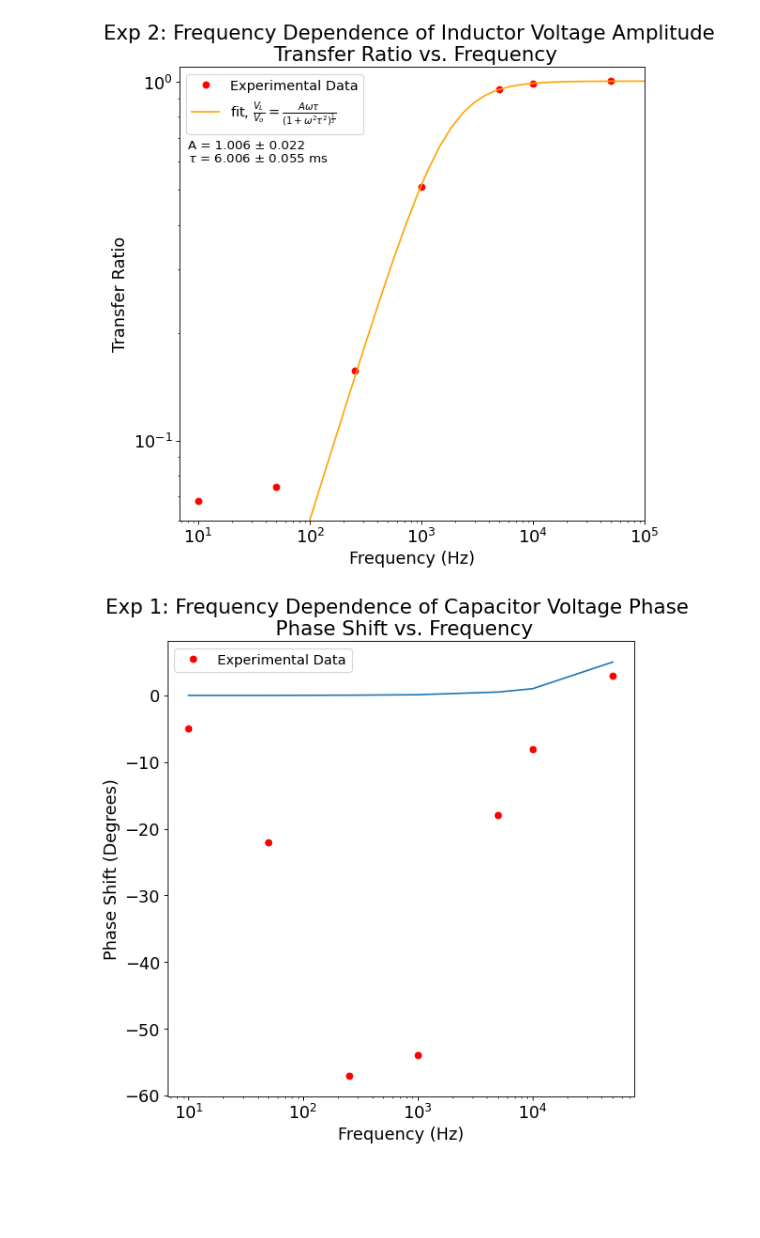
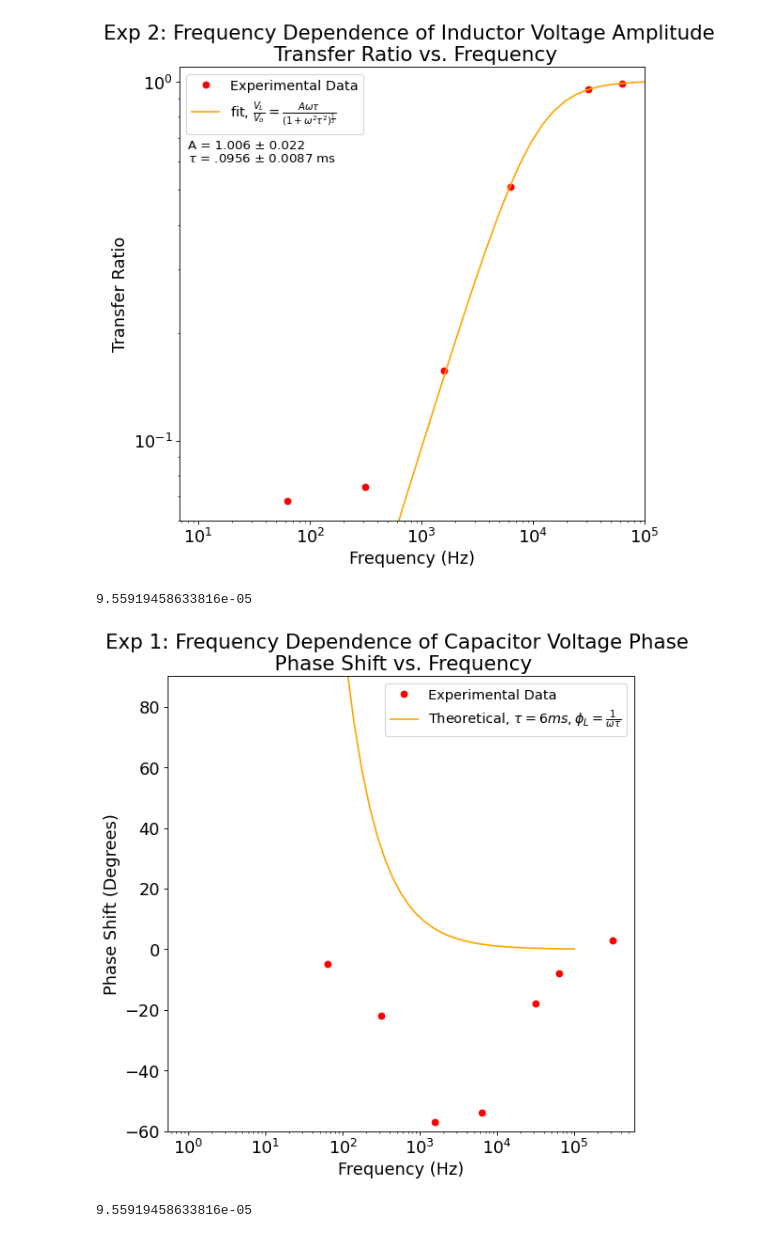
Before and after one commit to matthew-ding/physics5bl, a Jupyter notebook: Lab9/Lab10 Exp2.ipynb, the cells around one changed output. Saved outputs shown, nothing was run; the diff lists cells and outputs as text; code cells hidden in the pictures; blank space fills up the shorter version.

```diff
--- a/Lab9/Lab10 Exp2.ipynb
+++ b/Lab9/Lab10 Exp2.ipynb
@@ -8,17 +8,20 @@ import matplotlib.pyplot as plt
 %matplotlib inline
 # %%
 freq = np.array([10, 50, 250, 1000, 5000, 10000, 50000])
+omega = 2 * np.pi * freq
 V_L = np.array([0.264, 0.288, 0.612, 2.00, 3.86, 4.03, 4.08])
 V_o = np.array([3.88, 3.88, 3.90, 3.92, 4.04, 4.06, 4.06])
 shift = np.array([-4.90, -22.0, -57.0, -54.0, -18.0, -8.0, 3.0])
-theoret_shift = np.array([1e-4, 5e-4, 0.025, 0.1, 0.5, 1, 5])
 VL_Vo = V_L / V_o
 # %%
 def fit_model(x, A, tau):
     denom = (1 + x ** 2 * tau ** 2) ** 0.5
     return (A * x * tau) / denom
+
+def shift_model(x, tau):
+    return 1 / (x * tau)
 # %%
-pars, cov = opt.curve_fit(fit_model, freq, VL_Vo)
+pars, cov = opt.curve_fit(fit_model, omega, VL_Vo)
 
 A, tau = pars
 A_err, tau_err = np.sqrt(np.diag(cov))
@@ -32,7 +35,7 @@ fig1=plt.figure(figsize=(8, 8), dpi= 80, facecolor='w', edgecolor='k')
 plt.rcParams.update({'font.size': '16'})
 
 # Data and fit
-plt.loglog(freq, VL_Vo, 'ro', label='Experimental Data')
+plt.loglog(omega, VL_Vo, 'ro', label='Experimental Data')
 plt.loglog(np.logspace(0, 5), y_pred, color='orange', label=r'fit, $\frac{V_L}{V_o}=\frac{A\omega\tau}{(1+\omega^2\tau^2)^\frac{1}{2}}$')
 
 # Axes label and title
@@ -41,30 +44,40 @@ plt.xlabel("Frequency (Hz)")
 plt.ylabel("Transfer Ratio")
 plt.legend(loc='upper left', prop={'size': 13})
 plt.text(8, .65, "A = %5.3f \u00b1 %5.3f" %(A, A_err), fontsize=12)
-plt.text(8, .6, r'$\tau$ '+"= 6.006 \u00b1 0.055 ms", fontsize=12)
+plt.text(8, .6, r'$\tau$ '+"= .0956 \u00b1 0.0087 ms", fontsize=12)
 plt.ylim(.06, 1.1)
 plt.xlim(6.8, 1e5)
 plt.show()
 # %% [output]
-[figure, old version]
+[figure, new version]
+# %%
+tau
+# %% [output]
+9.55919458633816e-05
+# %%
+theoret_shift = shift_model(np.logspace(0,5), tau)
 # %%
 # Best-fit plots
 
 # Sets figure size etc.
 fig1=plt.figure(figsize=(8, 8), dpi= 80, facecolor='w', edgecolor='k')
 plt.rcParams.update({'font.size': '16'})
 
 # Data and fit
-plt.semilogx(freq, shift, 'ro', label='Experimental Data')
-plt.plot(freq, theoret_shift)
-# plt.plot(np.logspace(0, 4), y_pred, color='orange', label=r'fit, $\phi_c = \omega \tau$')
+plt.semilogx(omega, shift, 'ro', label='Experimental Data')
+plt.plot(np.logspace(0,5), theoret_shift, color='orange', label=r'Theoretical, $\tau = 6 ms, \phi_L = \frac{1}{\omega \tau}$')
 
 # Axes label and title
 plt.title("Exp 1: Frequency Dependence of Capacitor Voltage Phase \n Phase Shift vs. Frequency")
 plt.xlabel("Frequency (Hz)")
 plt.ylabel("Phase Shift (Degrees)")
-plt.legend(loc='upper left', prop={'size': 13})
+plt.legend(loc='upper right', prop={'size': 13})
+plt.ylim(-60, 90)
 # plt.text(.8, 95, r'$\tau$ '+"= .011 \u00b1 0.004 s", fontsize=12)
 plt.show()
 # %% [output]
-[figure, old version]
+[figure, new version]
+# %%
+tau
+# %% [output]
+9.55919458633816e-05
```
Also changed, not shown: 1 other file.
